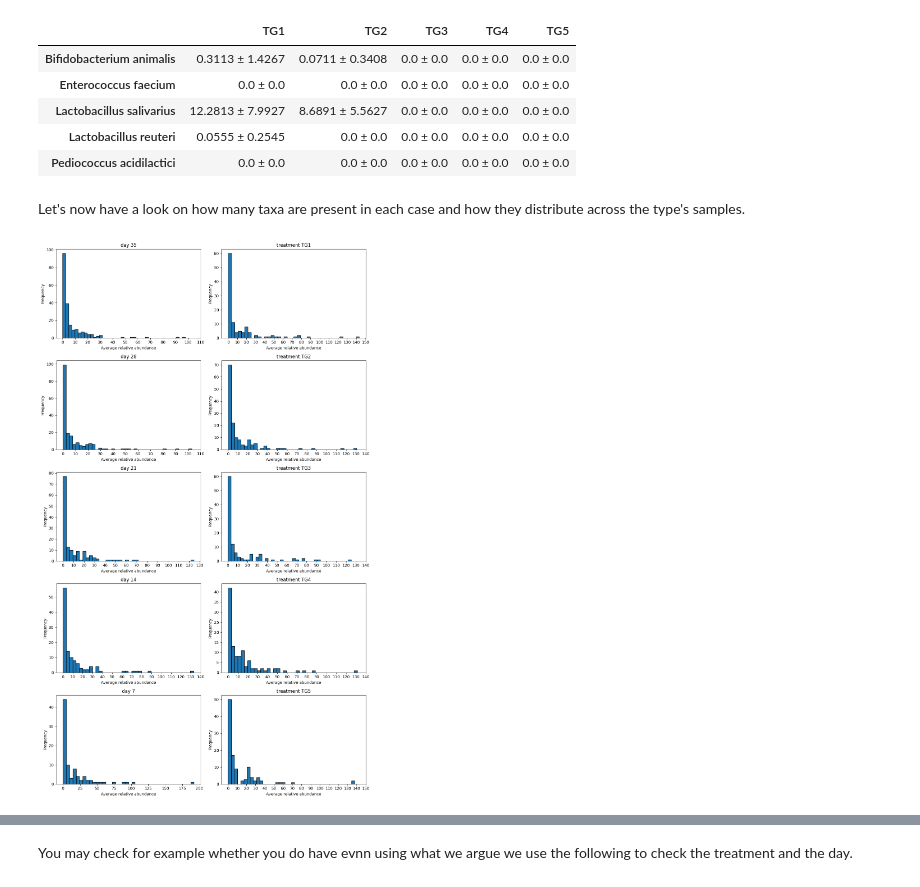
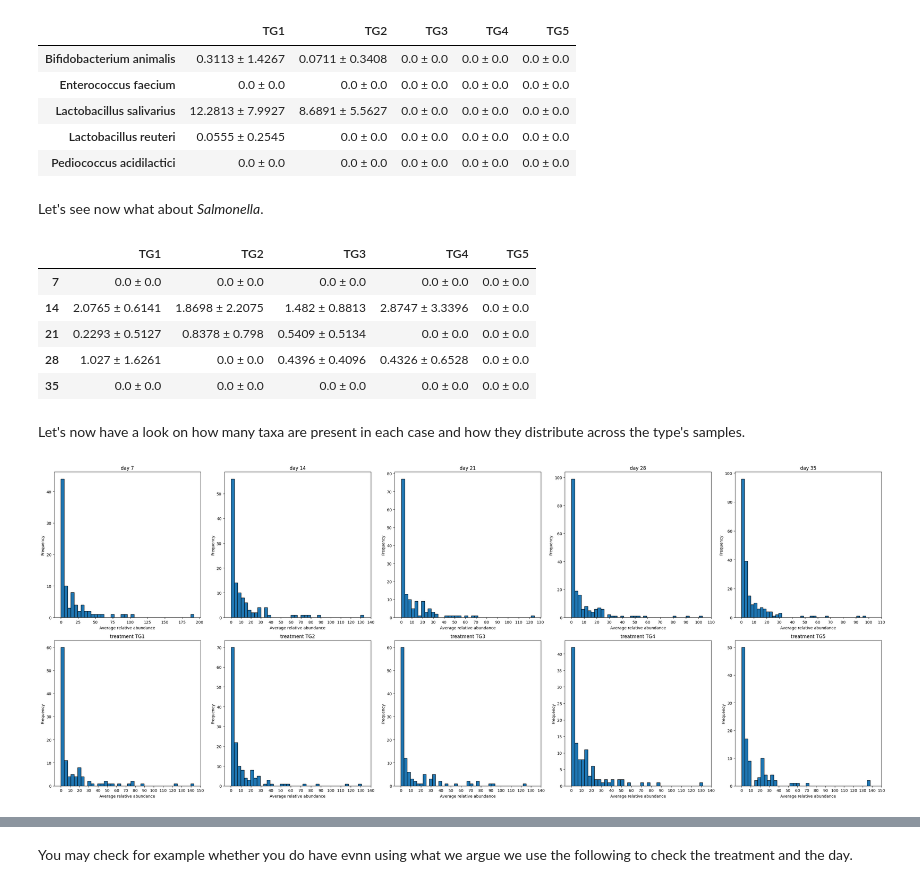
Before and after one commit to hariszaf/AMAC005_chicken_salmonella, a Jupyter notebook: microbetag_analysis/mtg_analysis.ipynb, the cells around one changed output, grey strips where cells are left out. Cells and saved outputs as stored; diff of their text form; code cells hidden in the pictures.

```diff
--- a/microbetag_analysis/mtg_analysis.ipynb
+++ b/microbetag_analysis/mtg_analysis.ipynb
@@ -205,7 +209,7 @@ probiotics = {
     "Lactobacillus reuteri"   : "GEXTRA:bin_000004",  # TG2:bin_000003
     "Pediococcus acidilactici": "GEXTRA:bin_000006"
 }
-salmonella = {"Salmonella enterica": "GPB:bin_000051"}
+salmonella_bin = "GPB:bin_000051"
 # %% [markdown]
 We split data in two types, per _day_, having 5 cases: 7, 14, 21, 28 and 35,
 
@@ -253,14 +250,56 @@ pd.DataFrame.from_dict(species_case_avg["treatment"])
 | Lactobacillus salivarius | 12.2813 ± 7.9927 | 8.6891 ± 5.5627 | 0.0 ± 0.0 | 0.0 ± 0.0 | 0.0 ± 0.0 |
 | Lactobacillus reuteri | 0.0555 ± 0.2545 | 0.0 ± 0.0 | 0.0 ± 0.0 | 0.0 ± 0.0 | 0.0 ± 0.0 |
 | Pediococcus acidilactici | 0.0 ± 0.0 | 0.0 ± 0.0 | 0.0 ± 0.0 | 0.0 ± 0.0 | 0.0 ± 0.0 |
+# %% [markdown]
+Let's see now what about _Salmonella_.
+# %%
+from itertools import product
+
+# Get all combinations of unique values from 'day' and 'treatment'
+cases = {key: metadata.loc[key].unique() for key in ['day', 'treatment']}
+combinations = list(product(cases['day'], cases['treatment']))
+
+# Prepare results dictionary
+results = {}
+
+for day, treatment in combinations:
+    # Find matching sample columns
+    mask = (metadata.loc["day"] == day) & (metadata.loc["treatment"] == treatment)
+    samples = metadata.columns[mask]
+
+    # Subset abundance table
+    selected_cols = ["genome"] + samples.tolist()
+    sub_df = abd[selected_cols]
+
+    # Get abundance values for the Salmonella genome
+    s_abd = sub_df[sub_df["genome"] == salmonella_bin].select_dtypes(include="number")
+
+    # Compute mean ± std and store in nested dictionary
+    mean = s_abd.mean(axis=1).round(4)
+    std = s_abd.std(axis=1).round(4)
+    formatted = f"{mean.item()} ± {std.item()}"
+
+    # Store result
+    results.setdefault(day, {})[treatment] = formatted
+
+# Make a df
+summary_df = pd.DataFrame.from_dict(results, orient="index").sort_index().reindex(sorted(cases['treatment']), axis=1)
+summary_df
+# %% [output]
+|  | TG1 | TG2 | TG3 | TG4 | TG5 |
+| 7 | 0.0 ± 0.0 | 0.0 ± 0.0 | 0.0 ± 0.0 | 0.0 ± 0.0 | 0.0 ± 0.0 |
+| 14 | 2.0765 ± 0.6141 | 1.8698 ± 2.2075 | 1.482 ± 0.8813 | 2.8747 ± 3.3396 | 0.0 ± 0.0 |
+| 21 | 0.2293 ± 0.5127 | 0.8378 ± 0.798 | 0.5409 ± 0.5134 | 0.0 ± 0.0 | 0.0 ± 0.0 |
+| 28 | 1.027 ± 1.6261 | 0.0 ± 0.0 | 0.4396 ± 0.4096 | 0.4326 ± 0.6528 | 0.0 ± 0.0 |
+| 35 | 0.0 ± 0.0 | 0.0 ± 0.0 | 0.0 ± 0.0 | 0.0 ± 0.0 | 0.0 ± 0.0 |
 # %% [markdown]
 Let's now have a look on how many taxa are present in each case and how they distribute across the type's samples.
 # %%
 import numpy as np
 import matplotlib.pyplot as plt
 
-fig, axes = plt.subplots(5, 2, figsize=(12, 20))  # 5 rows × 2 columns
-axes = axes.T.flatten()   # Flatten to 1D array for easy indexing
+fig, axes = plt.subplots(2, 5, figsize=(30, 12))  # 5 rows × 2 columns
+axes = axes.flatten()   # Flatten to 1D array for easy indexing
 
 plot_idx = 0  # Counter for subplot index
 
@@ -270,7 +309,7 @@ for type in types:
 
     type_case_n_taxa[type] = {}
 
-    for case in metadata.loc[type].unique():  # Assuming metadata is a DataFrame with `type` as index
+    for case in sorted(metadata.loc[type].unique()):  # Assuming metadata is a DataFrame with `type` as index
 
         samples = metadata.columns[metadata.loc[type] == case]
         sub_df = abd[["genome"] + samples.tolist() + ["classification"]]
@@ -287,34 +326,37 @@ for type in types:
 
         if plot_idx >= len(axes):
             print(f"Skipping plot {type}-{case}: too many plots for the 5×2 grid.")
             continue
 
         # Place subplot on the grid
         ax = axes[plot_idx]
 
         # Main plot
         ax.hist(df_cleaned["average"], bins=40, edgecolor='black')
 
         # Define tick step
         tick_step = 10
         xmin, xmax = ax.get_xlim()
         if int(xmax) < 200:
             ax.set_xticks(np.arange(0, int(xmax) + tick_step, tick_step))
 
         ax.set_xlabel("Average relative abundance")
         ax.set_ylabel("Frequency")
         ax.set_title(f"{type} {case}")
 
         plot_idx += 1
 
 # Hide unused subplots
 for j in range(plot_idx, len(axes)):
     fig.delaxes(axes[j])  # or: axes[j].axis('off')
 
+
+fig.savefig("figs/mean_abundance_per_case.svg", format="svg", dpi=300)
+
 plt.tight_layout()
 plt.show()
 # %% [output]
-[figure, old version]
+[figure, new version]
 # %%
 from IPython.display import display, Markdown
 
```
Also changed, not shown: parts of 84 cells of this notebook, 10 other files.
